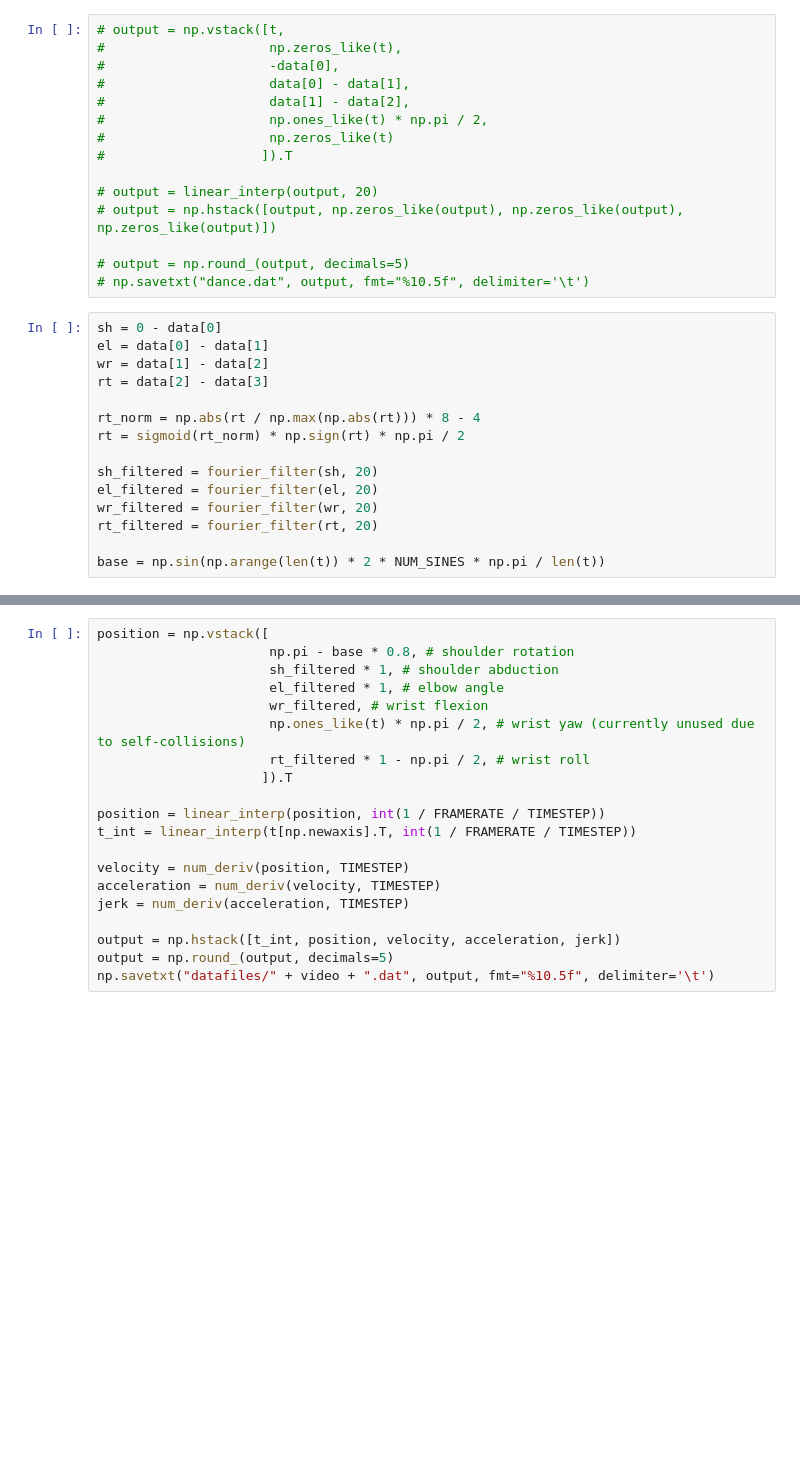
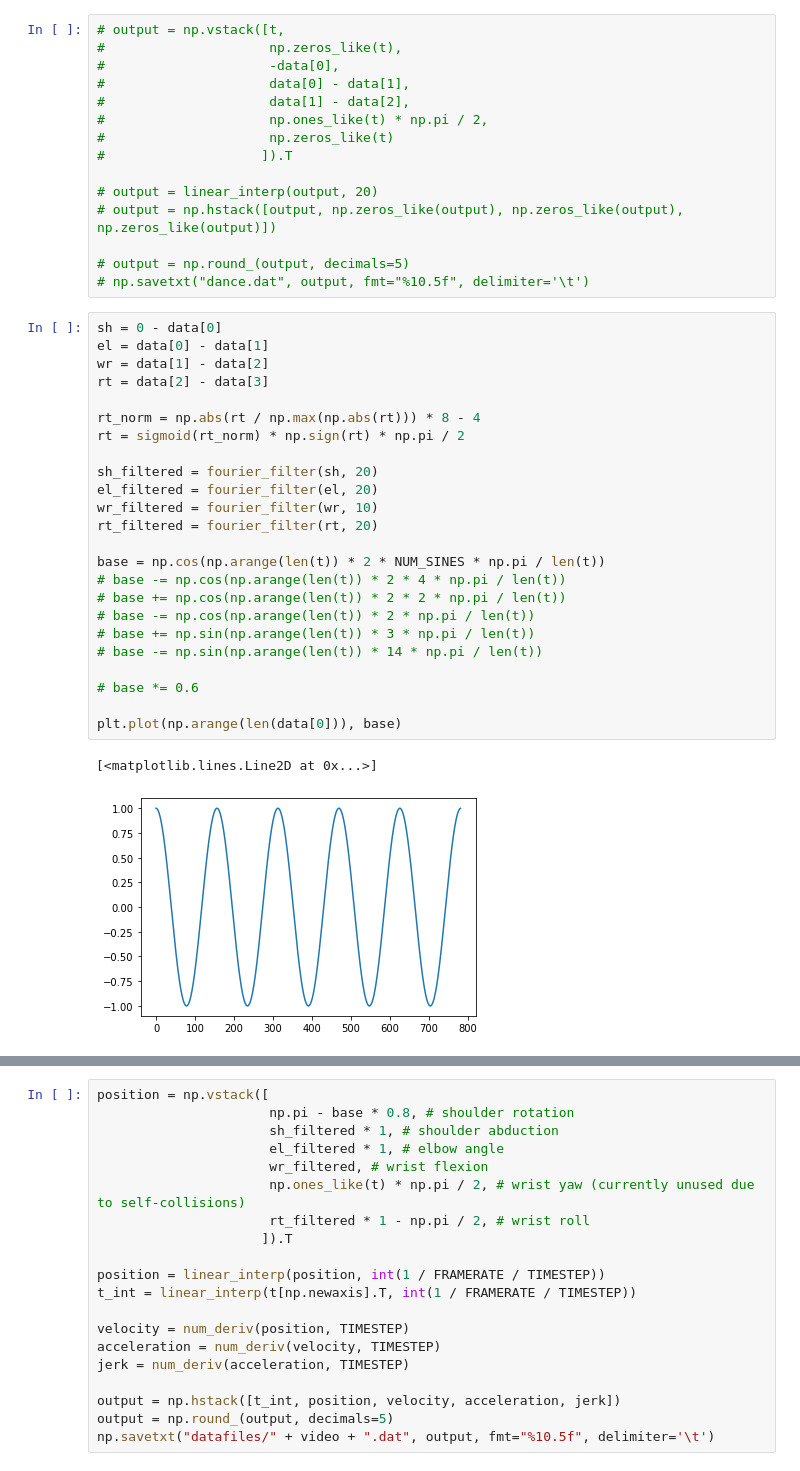
Before and after one commit to TianshuangQiu/Expressive-MP, a Jupyter notebook: json_extraction.ipynb, the cells around one changed output, grey strips where cells are left out. Drawn from its saved outputs; the diff is of its cells as text; blank space fills up the shorter version.

```diff
--- a/json_extraction.ipynb
+++ b/json_extraction.ipynb
@@ -210,18 +211,30 @@ plt.legend()
 # %%
 sh = 0 - data[0]
 el = data[0] - data[1]
 wr = data[1] - data[2]
 rt = data[2] - data[3]
 
 rt_norm = np.abs(rt / np.max(np.abs(rt))) * 8 - 4
 rt = sigmoid(rt_norm) * np.sign(rt) * np.pi / 2
 
 sh_filtered = fourier_filter(sh, 20)
 el_filtered = fourier_filter(el, 20)
-wr_filtered = fourier_filter(wr, 20)
+wr_filtered = fourier_filter(wr, 10)
 rt_filtered = fourier_filter(rt, 20)
 
-base = np.sin(np.arange(len(t)) * 2 * NUM_SINES * np.pi / len(t))
+base = np.cos(np.arange(len(t)) * 2 * NUM_SINES * np.pi / len(t))
+# base -= np.cos(np.arange(len(t)) * 2 * 4 * np.pi / len(t))
+# base += np.cos(np.arange(len(t)) * 2 * 2 * np.pi / len(t))
+# base -= np.cos(np.arange(len(t)) * 2 * np.pi / len(t))
+# base += np.sin(np.arange(len(t)) * 3 * np.pi / len(t))
+# base -= np.sin(np.arange(len(t)) * 14 * np.pi / len(t))
+
+# base *= 0.6
+
+plt.plot(np.arange(len(data[0])), base)
+# %% [output]
+[<matplotlib.lines.Line2D at 0x...>]
+[figure, added]
 # %%
 fig, axs = plt.subplots(2, 2, figsize=(12, 8))
 axs[0, 0].plot(np.arange(len(data[0])), sh, label="shoulder signal", c="orange")
```
Also changed, not shown: parts of 6 cells of this notebook.
